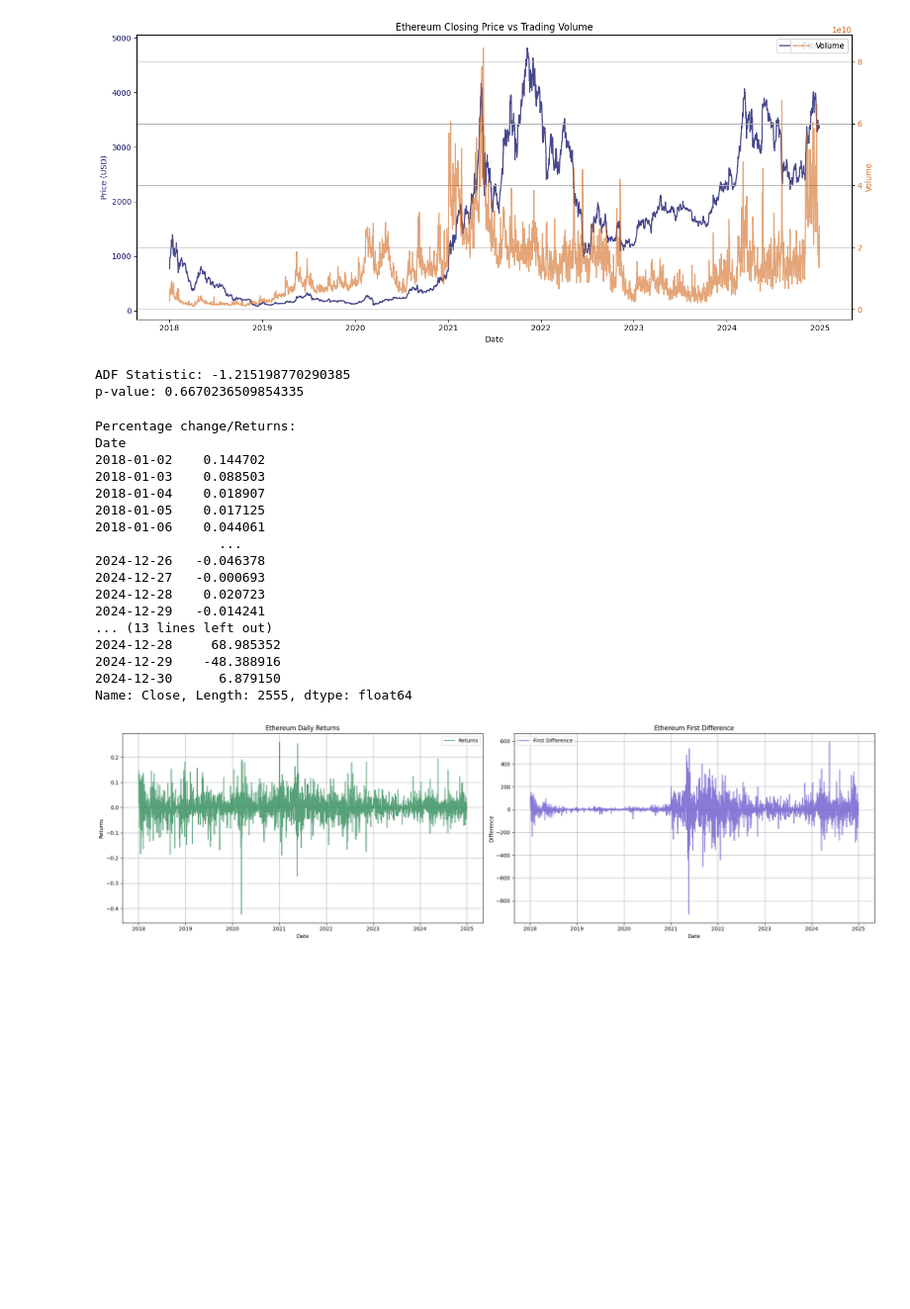
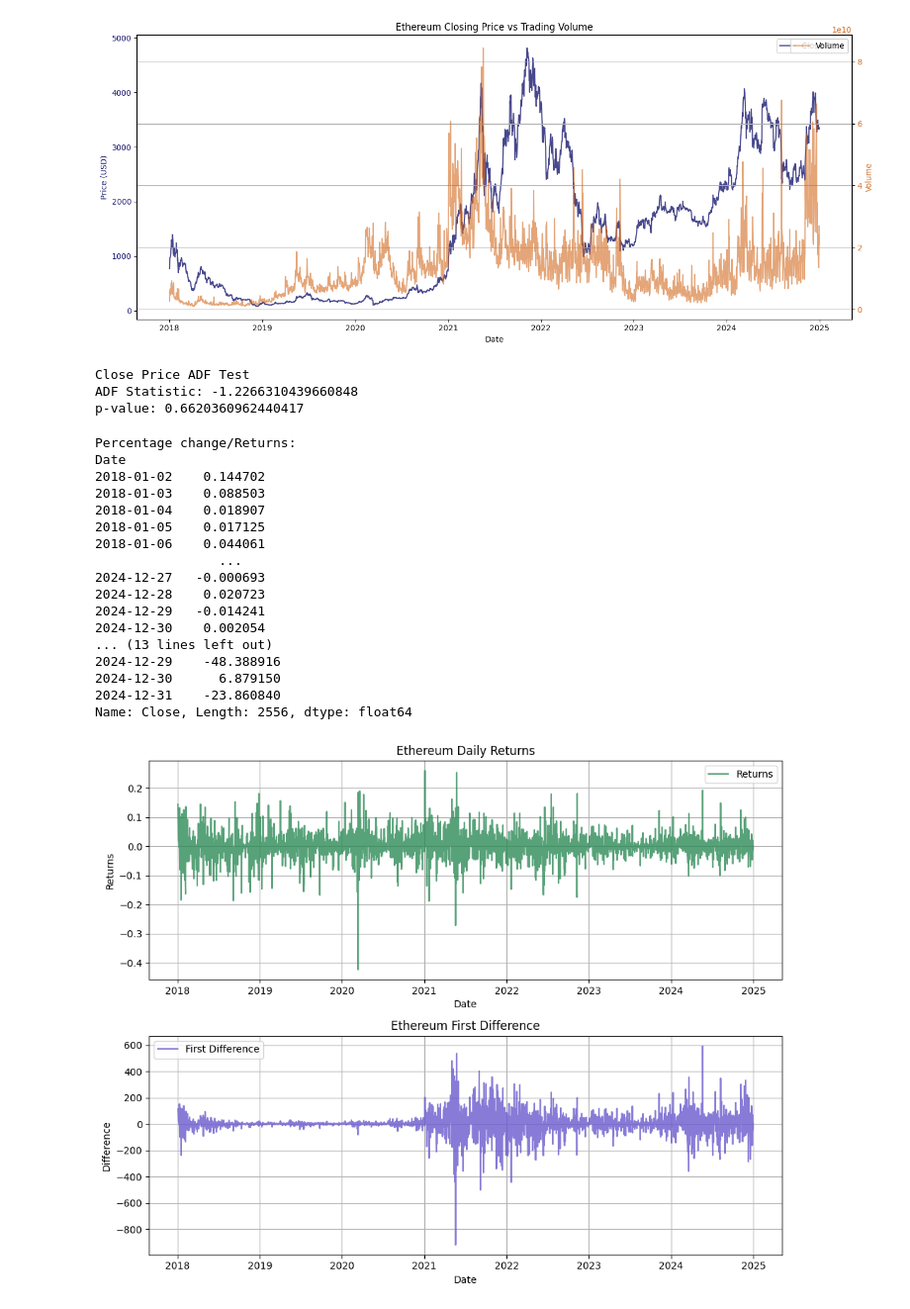
Before and after one commit to STBreeze/Ethereum-Time-Series-Analysis-ARIMA-ARCH-Forecasting, a Jupyter notebook: Ethereum Stock Price Prediction using ARIMA.ipynb, the cells around one changed output. Shown at 99% size. Cells and saved outputs as stored; diff of their text form; code cells hidden in the pictures; blank space fills up the shorter version.

```diff
--- a/Ethereum Stock Price Prediction using ARIMA.ipynb
+++ b/Ethereum Stock Price Prediction using ARIMA.ipynb
@@ -13,7 +14,7 @@ from sklearn.metrics import mean_squared_error, root_mean_squared_error
 import warnings
 warnings.filterwarnings("ignore")
 # %%
-data = yf.download('ETH-USD',start='2018-01-01', end='2024-12-31', interval='1d')
+data = yf.download('ETH-USD',start='2018-01-01', end='2025-01-01', interval='1d')
 data.sort_index(inplace=True)
 data
 # %% [output]
@@ -172,14 +173,20 @@ plt.show()
 # %% [output]
 <Figure size 1400x600 with 0 Axes>
 [figure]
-# %%
-# Check for stationarity using Augmented Dickey Fuller test
-adf_close = adfuller(data['Close'])
-print("ADF Statistic:", adf_close[0])
-print("p-value:", adf_close[1])
-# %% [output]
-ADF Statistic: -1.215198770290385
-p-value: 0.6670236509854335
+# %%
+# Function to perform Augmented Dickey Fuller test
+def adf_test (data, title):
+    result = adfuller(data)
+    print(f'{title} ADF Test')
+    print("ADF Statistic:", result[0])
+    print("p-value:", result[1])
+
+# Check for stationarity using Augmented Dickey Fuller test
+adf_test(data['Close'], title='Close Price')
+# %% [output]
+Close Price ADF Test
+ADF Statistic: -1.2266310439660848
+p-value: 0.6620360962440417
 # %%
 eth_returns = data['Close'].pct_change().dropna()
 eth_diff = data['Close'].diff().dropna()
@@ -195,33 +202,33 @@ Date
 2018-01-05    0.017125
 2018-01-06    0.044061
                 ...
-2024-12-26   -0.046378
 2024-12-27   -0.000693
 2024-12-28    0.020723
 2024-12-29   -0.014241
+2024-12-30    0.002054
 ... (13 lines left out)
-2024-12-28     68.985352
 2024-12-29    -48.388916
 2024-12-30      6.879150
-Name: Close, Length: 2555, dtype: float64
+2024-12-31    -23.860840
+Name: Close, Length: 2556, dtype: float64
 # %%
-fig, axes = plt.subplots(nrows=1, ncols=2, figsize=(21, 6), sharex=True)
+fig, axes = plt.subplots(nrows=2, ncols=1, figsize=(10, 8))
 
 # Plot Returns
 sns.lineplot(ax=axes[0], x=eth_returns.index, y=eth_returns.values, color='seagreen', label='Returns', alpha=0.8)
 axes[0].set_title('Ethereum Daily Returns')
 axes[0].set_xlabel('Date')
 axes[0].set_ylabel('Returns')
 axes[0].grid(True)
 
 # Plot First Differences
 sns.lineplot(ax=axes[1], x=eth_diff.index, y=eth_diff.values, color='slateblue', label='First Difference', alpha=0.8)
 axes[1].set_title('Ethereum First Difference')
 axes[1].set_xlabel('Date')
 axes[1].set_ylabel('Difference')
 axes[1].grid(True)
 
 plt.tight_layout()
 plt.show()
 # %% [output]
-[figure, old version]
+[figure, new version]
```
Also changed, not shown: parts of 16 cells of this notebook.
